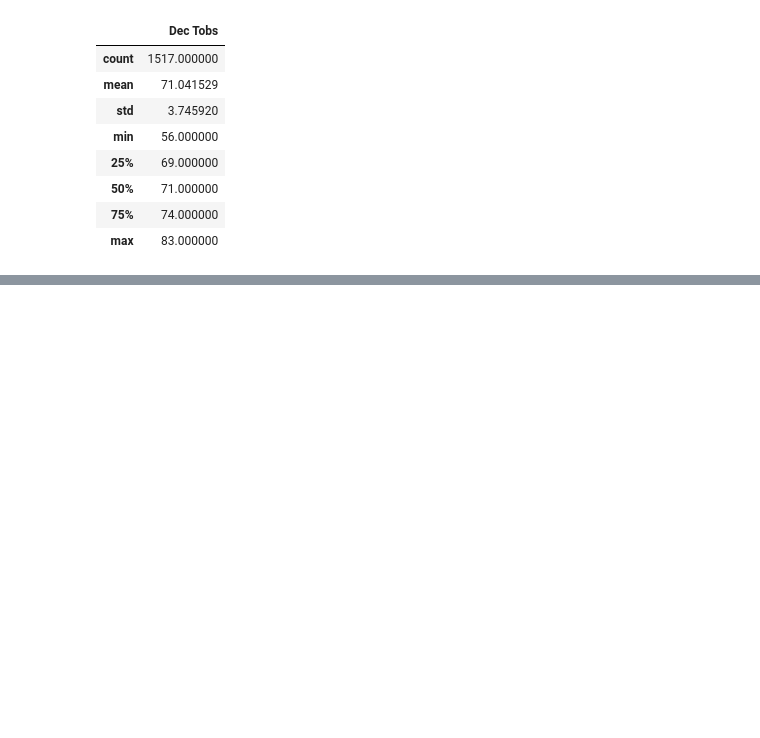
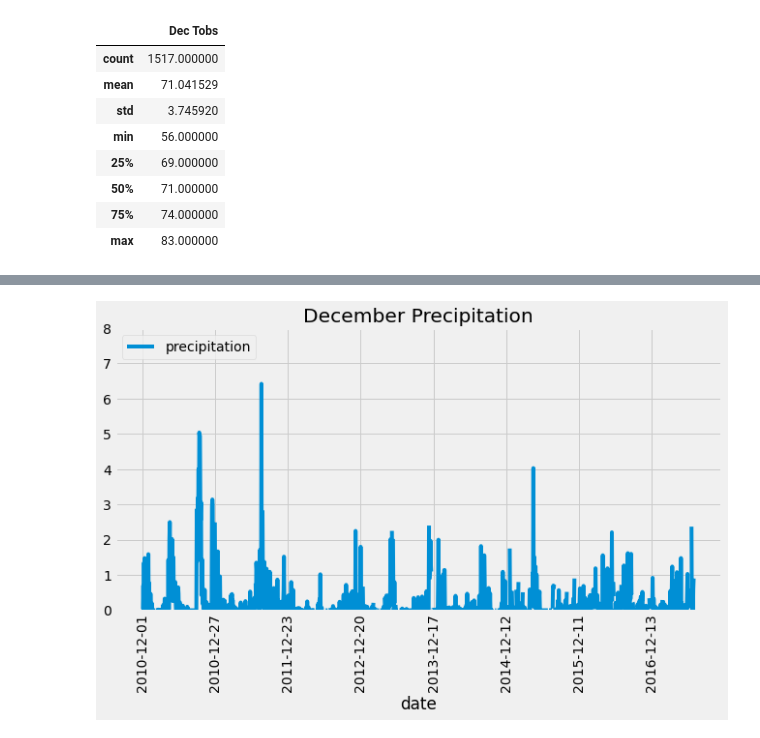
Before and after one commit to LauraZJ/surfs_up, a Jupyter notebook: SurfsUp_Challenge.ipynb, the cells around one changed output, grey strips where cells are left out. Drawn from its saved outputs; the diff is of its cells as text; code cells hidden in the pictures; blank space fills up the shorter version.

```diff
--- a/SurfsUp_Challenge.ipynb
+++ b/SurfsUp_Challenge.ipynb
@@ -152,0 +213,3 @@ dec_temps_df.describe()
+# %%
+#analyze precipitation for June
+prcp_results = session.query(Measurement.date, Measurement.prcp).filter(extract('month', Measurement.date) == 12).all()
@@ -152,0 +237,7 @@ dec_temps_df.describe()
+# %%
+dec_precip_df = pd.DataFrame(prcp_results, columns=['date','precipitation'])
+dec_precip_df.set_index(dec_precip_df['date'], inplace=True)
+
+# Sort the dataframe by date
+dec_precip_df = dec_precip_df.sort_index()
+print(dec_precip_df.to_string(index = False))
@@ -152,0 +262,7 @@ dec_temps_df.describe()
+# %%
+dec_precip_df.plot(figsize=(10,5),ylim=(0,8), title= "December Precipitation", label="Precipitation",rot=90)
+plt.legend(loc="upper left")
+plt.savefig("resources/dec_precip.png", bbox_inches='tight')
+plt.show()
+# %% [output]
+[figure, added]
```
Also changed, not shown: parts of 6 cells of this notebook.
